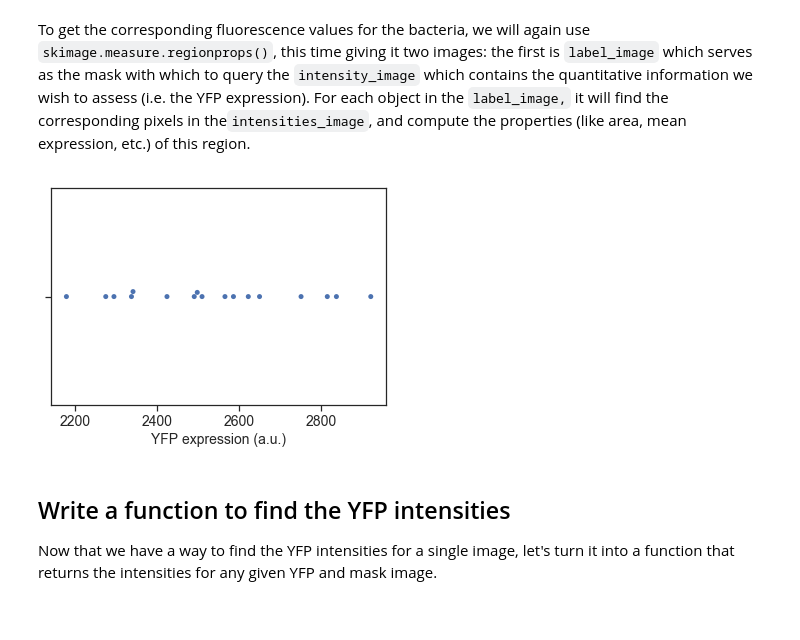
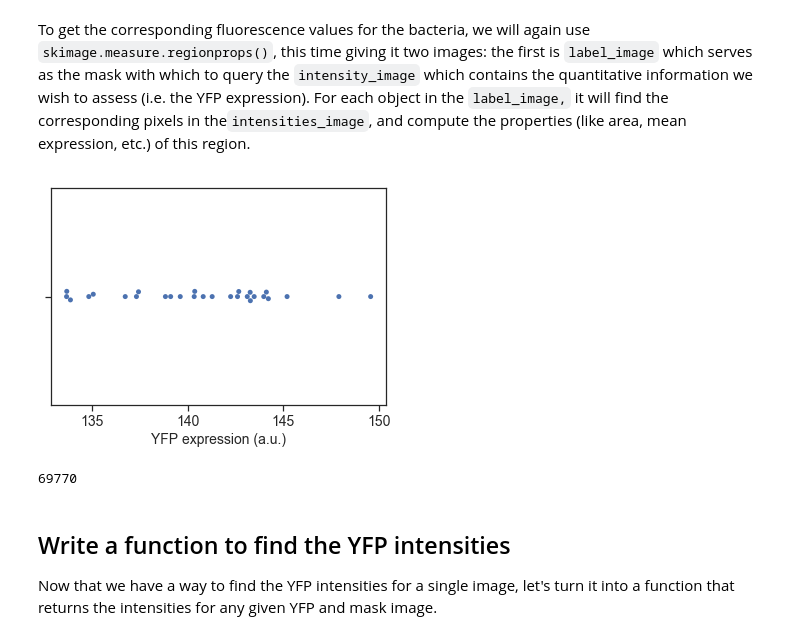
Before and after one commit to RPGroup-PBoC/gist_pboc_2019, a Jupyter notebook: code/lacI_titration_day3.ipynb, the cells around one changed output. Drawn from its saved outputs; the diff is of its cells as text; code cells hidden in the pictures.

```diff
--- a/code/lacI_titration_day3.ipynb
+++ b/code/lacI_titration_day3.ipynb
@@ -227,21 +223,32 @@ ax[2].set_title('Mask');
 # %% [markdown]
 To get the corresponding fluorescence values for the bacteria, we will again use `skimage.measure.regionprops()`, this time giving it two images: the first is `label_image` which serves as the mask with which to query the `intensity_image` which contains the quantitative information we wish to assess (i.e. the YFP expression). For each object in the `label_image,` it will find the corresponding pixels in the`intensities_image`, and compute the properties (like area, mean expression, etc.) of this region.
-# %%
-# list to store the object intensity values
-intensities = []
-
-# obtain the features of objects in the YFP channel
-objs = skimage.measure.regionprops(label_image=test_mask, intensity_image=im_yfp)
-
-# add the YFP intensity values
-for obj in objs:
-    intensities.append(obj.mean_intensity)
-
-# show intensities
-sns.swarmplot(intensities)
-plt.xlabel("YFP expression (a.u.)");
-# %% [output]
-[figure, removed]
+# %%
+# use pboc function to get mask
+mask = pboc.create_mask(im)
+
+# determine number of cells in image
+n_cells = np.max(mask)
+
+# list to store the object intensity values
+intensities = []
+
+# loop through cells and find mean intensity of each
+for i in range(1,n_cells):
+    cell_mask = (mask == i+1)
+    num_pixels = np.sum(cell_mask)
+    cell_mean_yfp = im_yfp * cell_mask/num_pixels
+    cell_intensity = np.sum(cell_mean_yfp)
+    intensities.append(cell_intensity)
+
+# show intensities
+sns.swarmplot(intensities)
+plt.xlabel("YFP expression (a.u.)");
+# %% [output]
+[figure, added]
+# %%
+cell_yfp.sum()
+# %% [output]
+69770
 # %% [markdown]
 ## Write a function to find the YFP intensities
 
```
Also changed, not shown: parts of 7 cells of this notebook, 5 other files.
